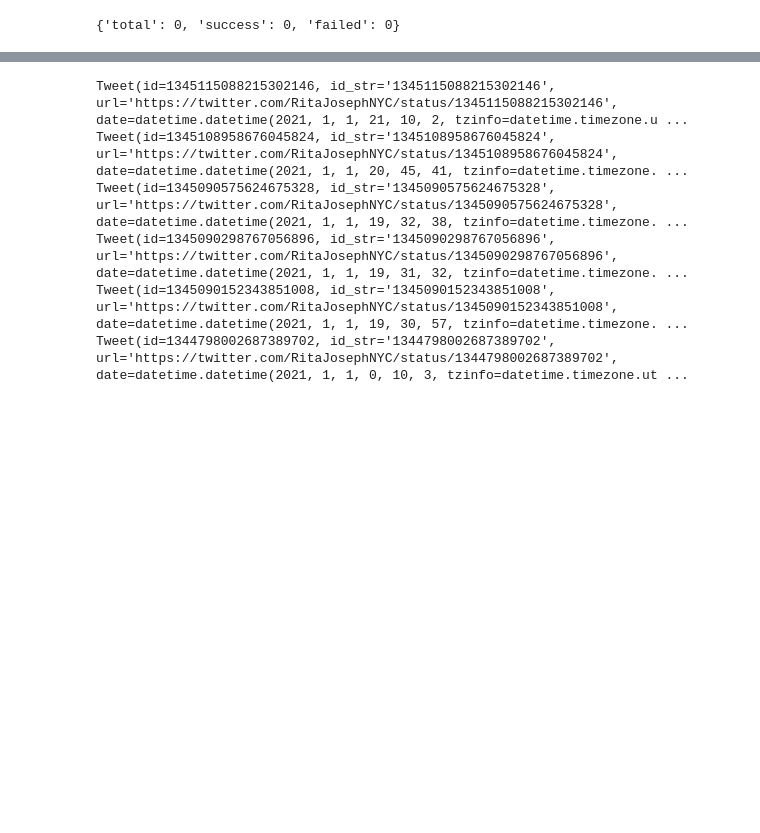
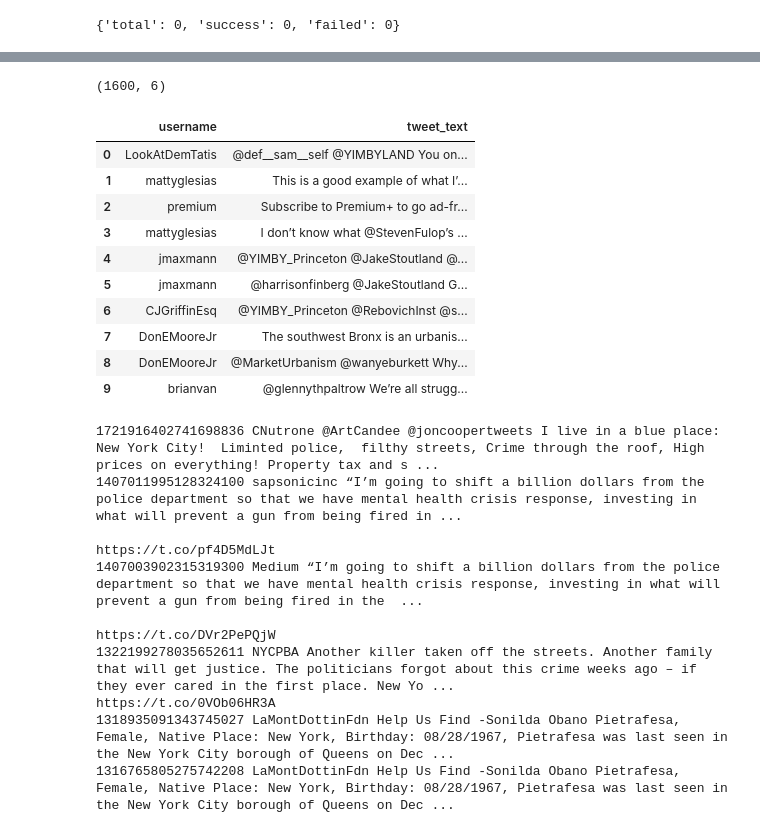
Before and after one commit to SamTGoodson/citycouncil_tweets, a Jupyter notebook: notebooks/twscrape.ipynb, the cells around one changed output, grey strips where cells are left out. Cells and saved outputs as stored; diff of their text form; code cells hidden in the pictures; blank space fills up the shorter version.

```diff
--- a/notebooks/twscrape.ipynb
+++ b/notebooks/twscrape.ipynb
@@ -164,0 +313,6 @@ q = "from:RitaJosephNYC since:2021-01-01 until:2021-01-02"
+# %%
+housing_data = json_to_dataframe(json.load(open('../data/housing_tweets/yimby.json')))
+# %%
+housing_data.shape
+# %% [output]
+(1600, 6)
@@ -165,10 +322,29 @@ q = "from:RitaJosephNYC since:2021-01-01 until:2021-01-02"
+# %%
+housing_data[['username','tweet_text']].head(10)
+# %% [output]
+|  | username | tweet_text |
+| 0 | LookAtDemTatis | @def__sam__self @YIMBYLAND You on... |
+| 1 | mattyglesias | This is a good example of what I’... |
+| 2 | premium | Subscribe to Premium+ to go ad-fr... |
+| 3 | mattyglesias | I don’t know what @StevenFulop’s ... |
+| 4 | jmaxmann | @YIMBY_Princeton @JakeStoutland @... |
+| 5 | jmaxmann | @harrisonfinberg @JakeStoutland G... |
+| 6 | CJGriffinEsq | @YIMBY_Princeton @RebovichInst @s... |
+| 7 | DonEMooreJr | The southwest Bronx is an urbanis... |
+| 8 | DonEMooreJr | @MarketUrbanism @wanyeburkett Why... |
+| 9 | brianvan | @glennythpaltrow We’re all strugg... |
 # %%
-async for tweet in api.search(q,limit=1):
-    print(tweet)
+async for tweet in api.search(q, limit=5):
+    print(tweet.id, tweet.user.username, tweet.rawContent)
 # %% [output]
-Tweet(id=1345115088215302146, id_str='1345115088215302146', url='https://twitter.com/RitaJosephNYC/status/1345115088215302146', date=datetime.datetime(2021, 1, 1, 21, 10, 2, tzinfo=datetime.timezone.u ...
-Tweet(id=1345108958676045824, id_str='1345108958676045824', url='https://twitter.com/RitaJosephNYC/status/1345108958676045824', date=datetime.datetime(2021, 1, 1, 20, 45, 41, tzinfo=datetime.timezone. ...
-Tweet(id=1345090575624675328, id_str='1345090575624675328', url='https://twitter.com/RitaJosephNYC/status/1345090575624675328', date=datetime.datetime(2021, 1, 1, 19, 32, 38, tzinfo=datetime.timezone. ...
-Tweet(id=1345090298767056896, id_str='1345090298767056896', url='https://twitter.com/RitaJosephNYC/status/1345090298767056896', date=datetime.datetime(2021, 1, 1, 19, 31, 32, tzinfo=datetime.timezone. ...
-Tweet(id=1345090152343851008, id_str='1345090152343851008', url='https://twitter.com/RitaJosephNYC/status/1345090152343851008', date=datetime.datetime(2021, 1, 1, 19, 30, 57, tzinfo=datetime.timezone. ...
-Tweet(id=1344798002687389702, id_str='1344798002687389702', url='https://twitter.com/RitaJosephNYC/status/1344798002687389702', date=datetime.datetime(2021, 1, 1, 0, 10, 3, tzinfo=datetime.timezone.ut ...
+1721916402741698836 CNutrone @ArtCandee @joncoopertweets I live in a blue place: New York City!  Liminted police,  filthy streets, Crime through the roof, High prices on everything! Property tax and s ...
+1407011995128324100 sapsonicinc “I’m going to shift a billion dollars from the police department so that we have mental health crisis response, investing in what will prevent a gun from being fired in ...
+
+https://t.co/pf4D5MdLJt
+1407003902315319300 Medium “I’m going to shift a billion dollars from the police department so that we have mental health crisis response, investing in what will prevent a gun from being fired in the  ...
+
+https://t.co/DVr2PePQjW
+1322199278035652611 NYCPBA Another killer taken off the streets. Another family that will get justice. The politicians forgot about this crime weeks ago – if they ever cared in the first place. New Yo ...
+https://t.co/0VOb06HR3A
+1318935091343745027 LaMontDottinFdn Help Us Find -Sonilda Obano Pietrafesa, Female, Native Place: New York, Birthday: 08/28/1967, Pietrafesa was last seen in the New York City borough of Queens on Dec ...
+1316765805275742208 LaMontDottinFdn Help Us Find -Sonilda Obano Pietrafesa, Female, Native Place: New York, Birthday: 08/28/1967, Pietrafesa was last seen in the New York City borough of Queens on Dec ...
```
Also changed, not shown: parts of 64 cells of this notebook, 15 other files.
